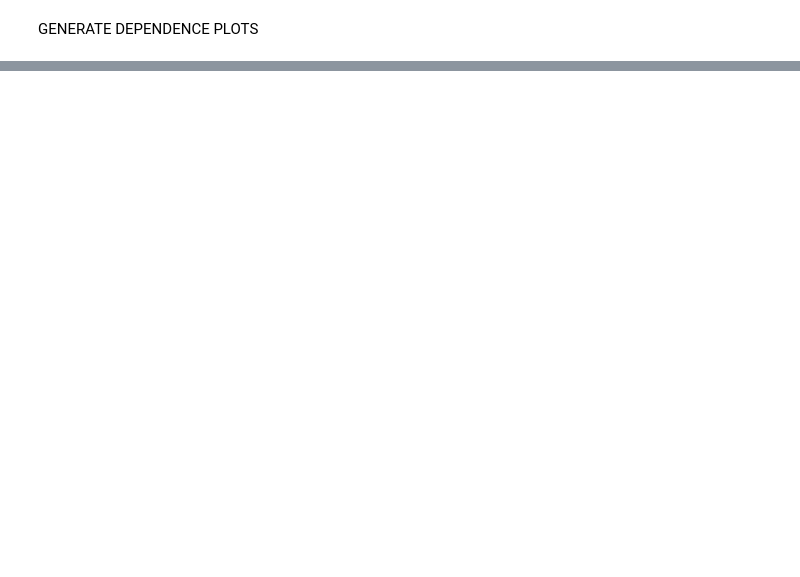
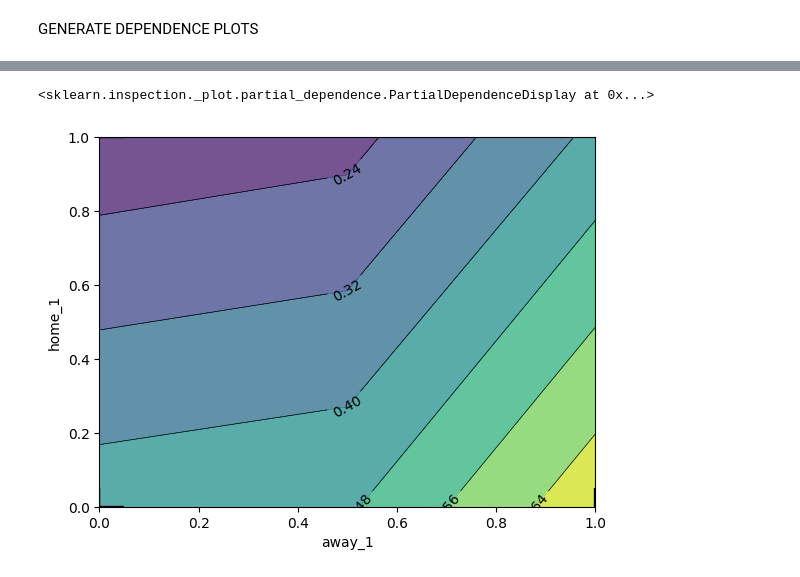
Before and after one commit to lknufi/NFL-explainable-AI, a Jupyter notebook: dependence_plots.ipynb, the cells around one changed output, grey strips where cells are left out. Drawn from its saved outputs; the diff is of its cells as text; code cells hidden in the pictures; blank space fills up the shorter version.

```diff
--- a/dependence_plots.ipynb
+++ b/dependence_plots.ipynb
@@ -105,0 +123,11 @@ plt.show()
+# %%
+from sklearn.inspection import PartialDependenceDisplay
+import matplotlib.pyplot as plt
+
+# you have to select features by using their position in the df.columns list
+features = [(11,10)]
+# Create a PartialDependenceDisplay object
+PartialDependenceDisplay.from_estimator(rf, X_test, features)
+# %% [output]
+<sklearn.inspection._plot.partial_dependence.PartialDependenceDisplay at 0x...>
+[figure, added]
```
Also changed, not shown: parts of 4 cells of this notebook, 1 other file.
